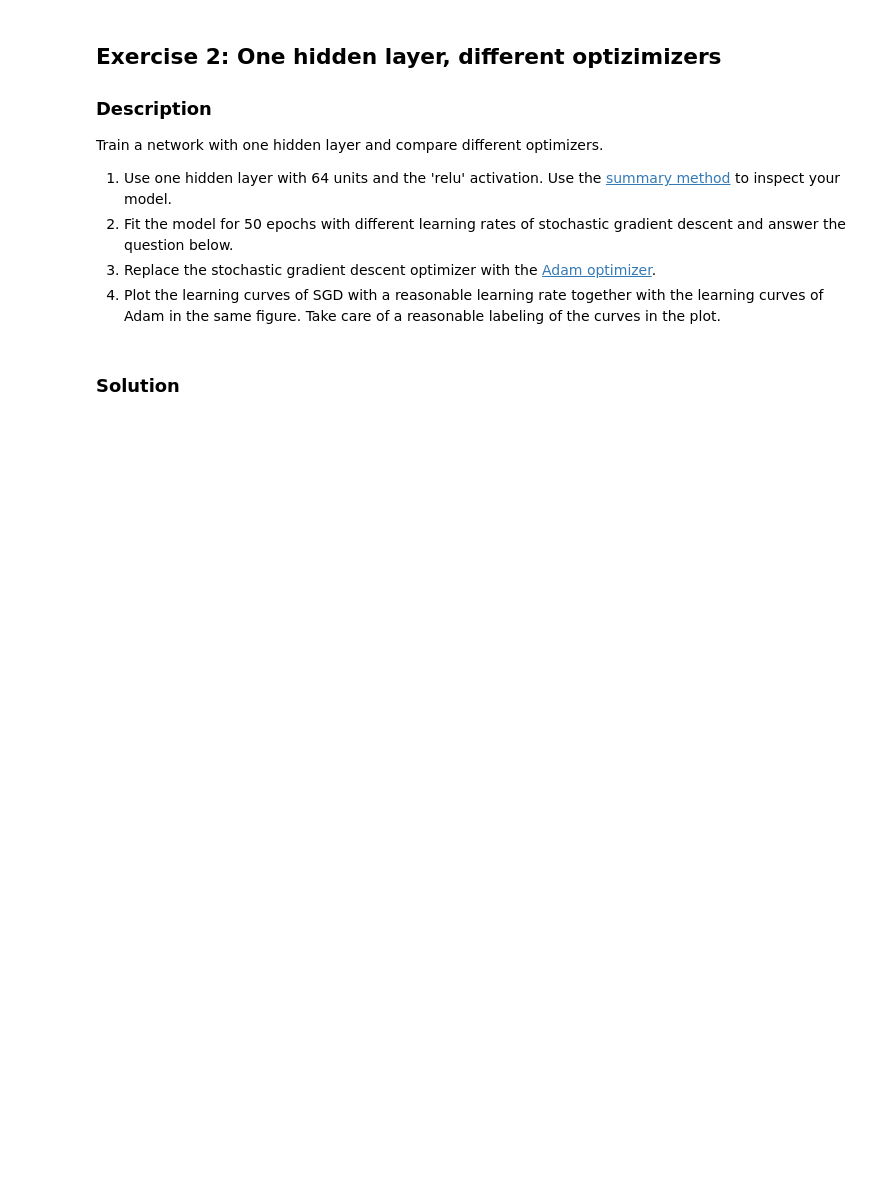
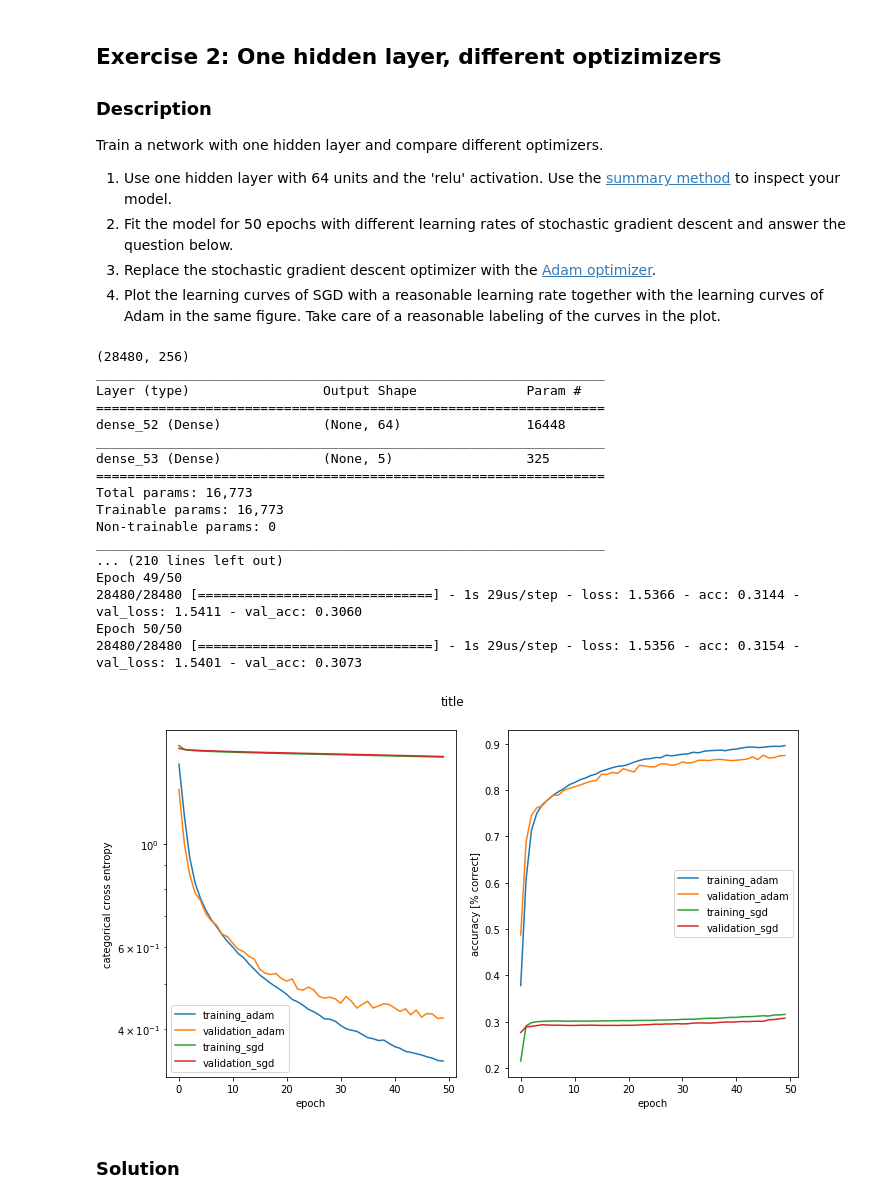
Before and after one commit to BrynjarGlims/ann_project_01, a Jupyter notebook: miniproject1.ipynb, the cells around one changed output. Drawn from its saved outputs; the diff is of its cells as text; code cells hidden in the pictures; blank space fills up the shorter version.

```diff
--- a/miniproject1.ipynb
+++ b/miniproject1.ipynb
@@ -215,6 +298,54 @@ Train a network with one hidden layer and compare different optimizers.
 2. Fit the model for 50 epochs with different learning rates of stochastic gradient descent and answer the question below.
 3. Replace the stochastic gradient descent optimizer with the [Adam optimizer](https://keras.io/optimizers/#adam).
 4. Plot the learning curves of SGD with a reasonable learning rate together with the learning curves of Adam in the same figure. Take care of a reasonable labeling of the curves in the plot.
+# %%
+model = Sequential()
+
+print(X_train.shape)
+
+model.add(Dense(64, activation='relu', input_shape=(X_train.shape[1],)))
+model.add(Dense(5, activation='softmax'))
+model.compile(loss='categorical_crossentropy',
+              optimizer='adam',
+             metrics=['accuracy'])
+print(model.summary())
+
+model2 = Sequential()
+
+sgd = keras.optimizers.sgd(lr=0.001)
+
+model2.add(Dense(64, activation='relu', input_shape=(X_train.shape[1],)))
+model2.add(Dense(5, activation='softmax'))
+model2.compile(loss='categorical_crossentropy',
+              optimizer=sgd,
+             metrics=['accuracy'])
+print(model.summary())
+
+
+early_stopping = keras.callbacks.EarlyStopping(monitor='val_loss', min_delta=0.0007, patience=12, verbose=1, mode='min')
+
+
+plot_history_2(model.fit(X_train, Y_train, epochs=50, batch_size=128, validation_data=(X_val, Y_val)),
+               model2.fit(X_train, Y_train, epochs=50, batch_size=128, validation_data=(X_val, Y_val)) , "title")
+# %% [output]
+(28480, 256)
+_________________________________________________________________
+Layer (type)                 Output Shape              Param #
+=================================================================
+dense_52 (Dense)             (None, 64)                16448
+_________________________________________________________________
+dense_53 (Dense)             (None, 5)                 325
+=================================================================
+Total params: 16,773
+Trainable params: 16,773
+Non-trainable params: 0
+_________________________________________________________________
+... (210 lines left out)
+Epoch 49/50
+28480/28480 [==============================] - 1s 29us/step - loss: 1.5366 - acc: 0.3144 - val_loss: 1.5411 - val_acc: 0.3060
+Epoch 50/50
+28480/28480 [==============================] - 1s 29us/step - loss: 1.5356 - acc: 0.3154 - val_loss: 1.5401 - val_acc: 0.3073
+[figure, added]
 # %% [markdown]
 ### Solution
 # %% [markdown]
```
Also changed, not shown: parts of 11 cells of this notebook.
